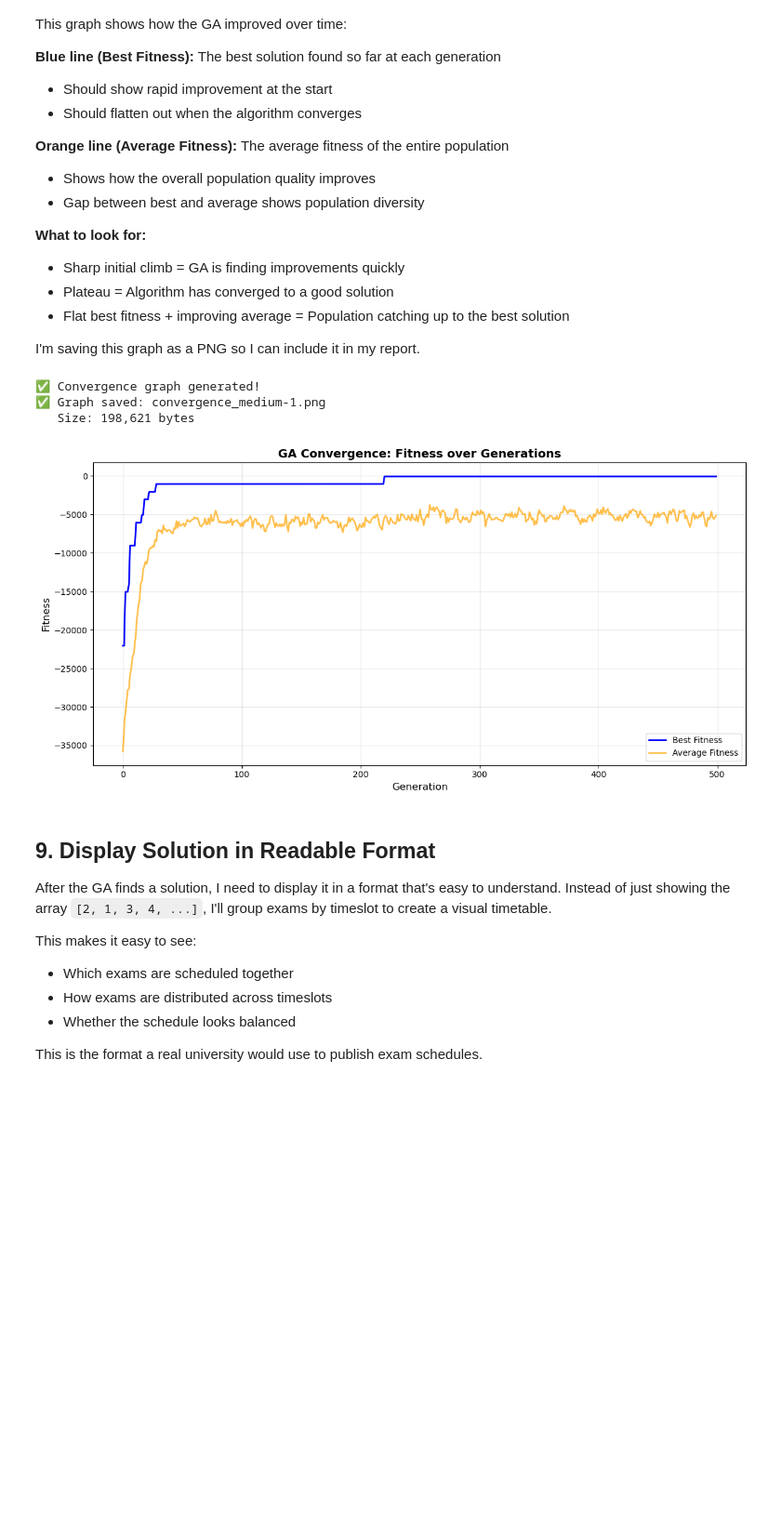
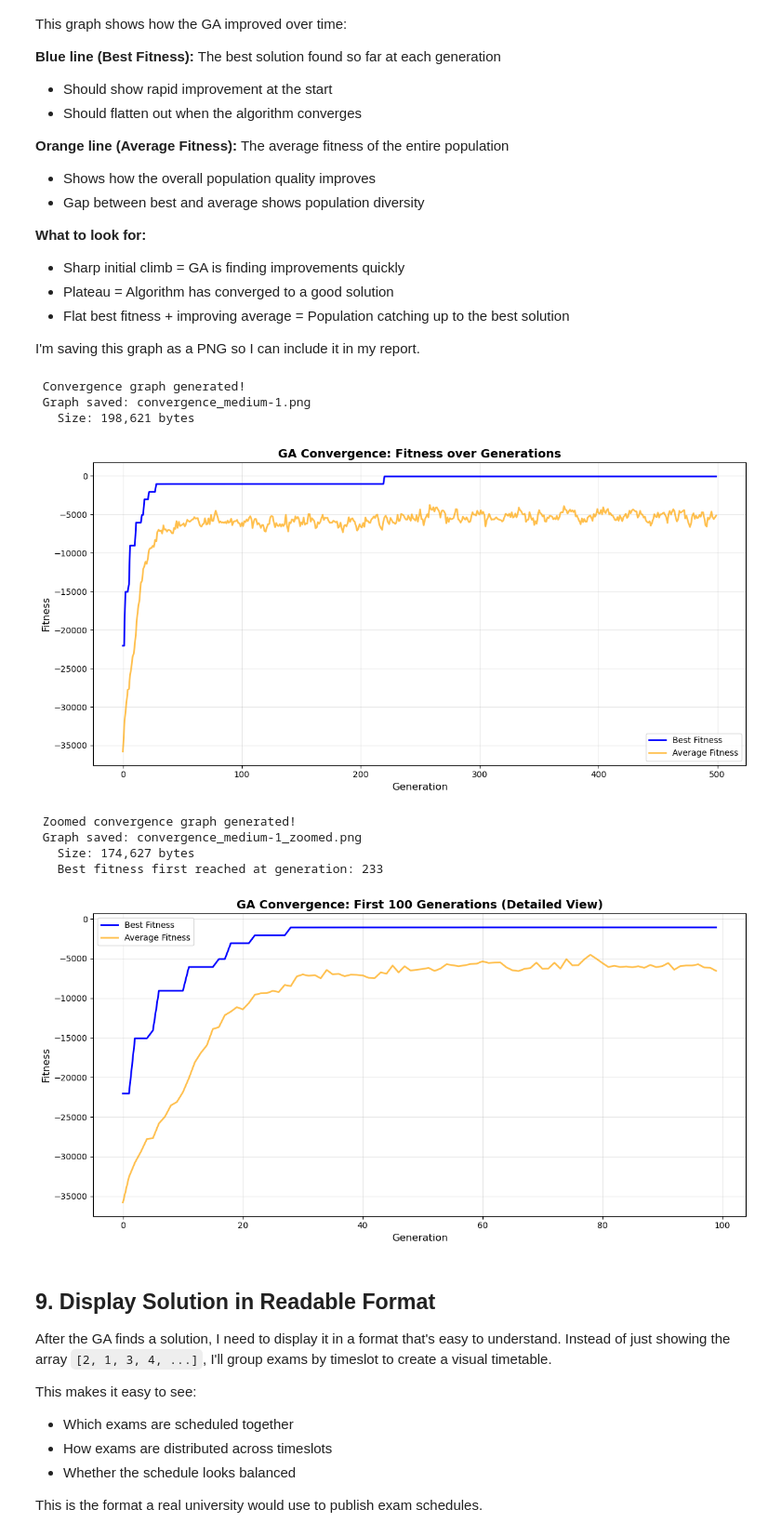
Before and after one commit to Kellylin-x/CT421-AI--Genetic-Algorithm-for-Exam-Timetabling, a Jupyter notebook: exam_timetabling_GA_medium.ipynb, the cells around one changed output. Shown at 93% size. Drawn from its saved outputs; the diff is of its cells as text; code cells hidden in the pictures; blank space fills up the shorter version.

Commit message:
added zoomed versions of the convergence graphs

```diff
--- a/exam_timetabling_GA_medium.ipynb
+++ b/exam_timetabling_GA_medium.ipynb
@@ -581,19 +581,68 @@ plt.savefig(graph_filename, format='png', dpi=300, bbox_inches='tight', facecolo
 
 # Verify save
 if os.path.exists(graph_filename):
-    print(f"✅ Convergence graph generated!")
-    print(f"✅ Graph saved: {graph_filename}")
+    print(f" Convergence graph generated!")
+    print(f" Graph saved: {graph_filename}")
     print(f"   Size: {os.path.getsize(graph_filename):,} bytes")
 else:
-    print("❌ Graph save failed!")
+    print(" Graph save failed!")
 
 # Show the graph in notebook
 plt.show()
 # %% [output]
-✅ Convergence graph generated!
-✅ Graph saved: convergence_medium-1.png
+ Convergence graph generated!
+ Graph saved: convergence_medium-1.png
    Size: 198,621 bytes
 [figure]
+# %%
+import matplotlib.pyplot as plt
+import os
+
+# Create zoomed-in convergence plot focusing on first 100 generations
+plt.figure(figsize=(12, 6))
+
+# Only plot first 100 generations to clearly show convergence behavior
+plt.plot(results['best_fitness_history'][:100], label='Best Fitness',
+         linewidth=2, color='blue')
+plt.plot(results['avg_fitness_history'][:100], label='Average Fitness',
+         linewidth=2, color='orange', alpha=0.7)
+
+# Add axis labels and title
+plt.xlabel('Generation', fontsize=12)
+plt.ylabel('Fitness', fontsize=12)
+plt.title('GA Convergence: First 100 Generations (Detailed View)',
+          fontsize=14, fontweight='bold')
+plt.legend(fontsize=10)
+plt.grid(True, alpha=0.3)
+plt.tight_layout()
+
+# Save the zoomed graph
+zoomed_filename = f"convergence_{filename.replace('.txt', '')}_zoomed.png"
+plt.savefig(zoomed_filename, format='png', dpi=300, bbox_inches='tight',
+            facecolor='white')
+
+# Verify save
+if os.path.exists(zoomed_filename):
+    print(f" Zoomed convergence graph generated!")
+    print(f" Graph saved: {zoomed_filename}")
+    print(f"   Size: {os.path.getsize(zoomed_filename):,} bytes")
+
+    # Calculate when best fitness was first achieved (useful for analysis)
+    import numpy as np
+    best_array = np.array(results['best_fitness_history'])
+    first_optimal = np.where(best_array == best_array.max())[0][0]
+    print(f"   Best fitness first reached at generation: {first_optimal}")
+else:
+    print("Zoomed graph save failed!")
+
+# Show the graph in notebook
+plt.show()
+# %% [output]
+ Zoomed convergence graph generated!
+ Graph saved: convergence_medium-1_zoomed.png
+   Size: 174,627 bytes
+   Best fitness first reached at generation: 233
+[figure, added]
 # %% [markdown]
 ## 9. Display Solution in Readable Format
 
```
Also changed, not shown: parts of 1 cell of this notebook, 5 other files.
